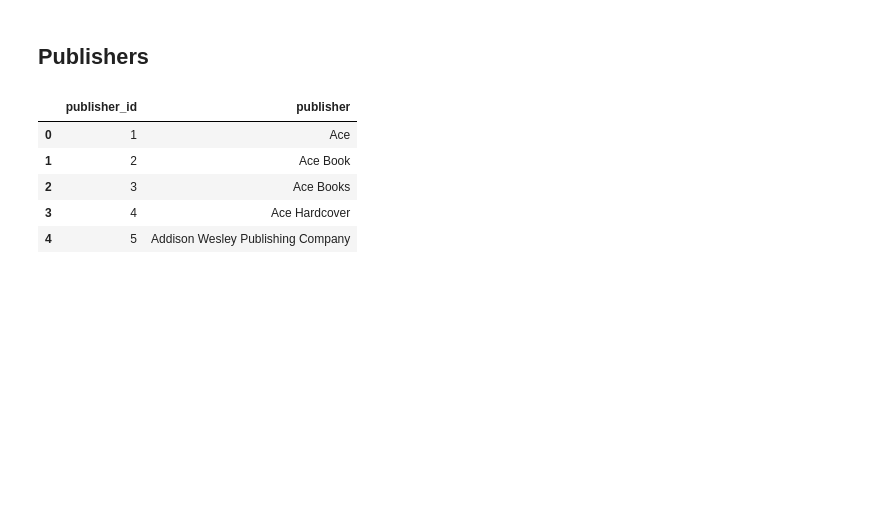
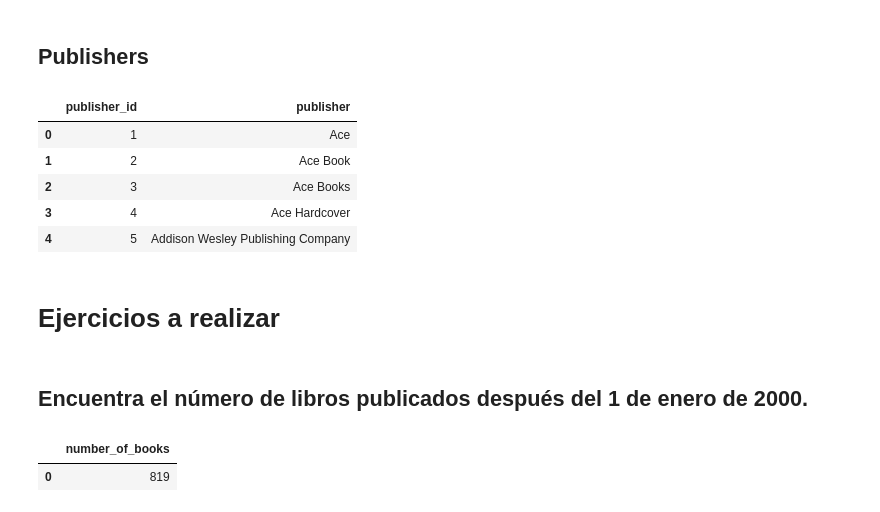
Before and after one commit to BCascante/Proyecto-Final-DA, a Jupyter notebook: SQL/SQL Project.ipynb, the cells around one changed output. Drawn from its saved outputs; the diff is of its cells as text; code cells hidden in the pictures; blank space fills up the shorter version.

```diff
--- a/SQL/SQL Project.ipynb
+++ b/SQL/SQL Project.ipynb
@@ -159,3 +159,19 @@ publishers.head()
 | 2 | 3 | Ace Books |
 | 3 | 4 | Ace Hardcover |
 | 4 | 5 | Addison Wesley Publishing Company |
+# %% [markdown]
+# Ejercicios a realizar
+# %% [markdown]
+## Encuentra el número de libros publicados después del 1 de enero de 2000.
+# %%
+query_6 = '''
+SELECT COUNT(*) AS number_of_books
+FROM books
+WHERE publication_date > '2000-01-01'
+'''
+
+books_count = pd.io.sql.read_sql(query_6, con = engine)
+books_count
+# %% [output]
+|  | number_of_books |
+| 0 | 819 |
```
Also changed, not shown: parts of 8 cells of this notebook, 2 other files.
